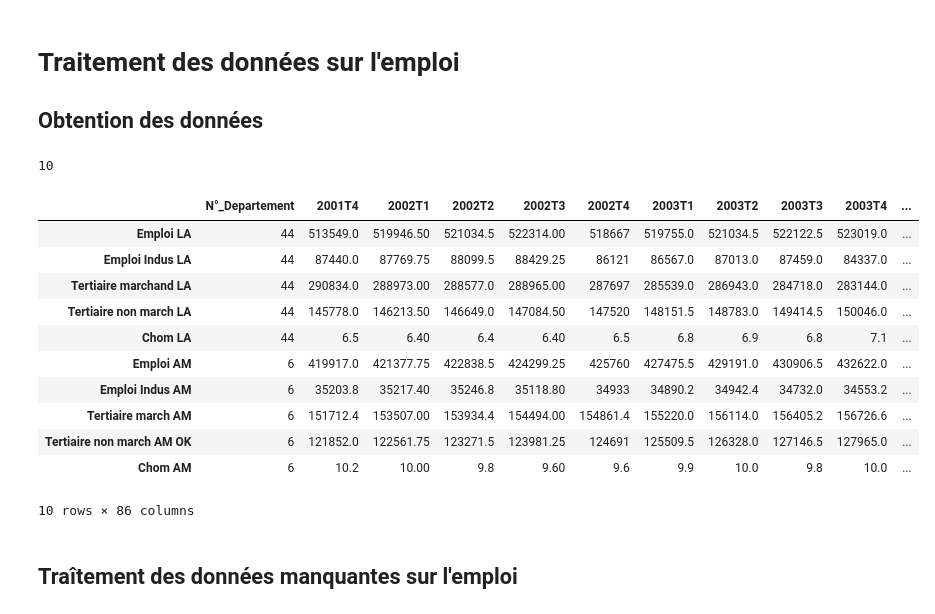
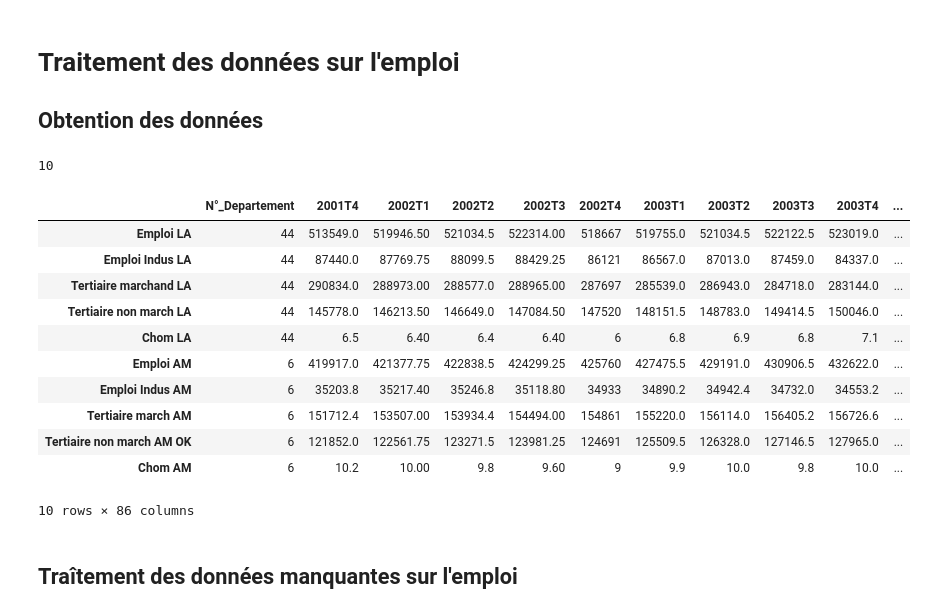
Before and after one commit to CinquinAndy/i1-mspr-data, a Jupyter notebook: Notebook_visu_graphs.ipynb, the cells around one changed output. Drawn from its saved outputs; the diff is of its cells as text; code cells hidden in the pictures.

```diff
--- a/Notebook_visu_graphs.ipynb
+++ b/Notebook_visu_graphs.ipynb
@@ -57,31 +57,32 @@ def afficher_noms_colonnes_avec_valeurs_manquantes(dataframe):
 # %%
 sheet_names = ['Emploi LA', 'Emploi Indus LA', 'Tertiaire marchand LA', 'Tertiaire non march LA', 'Chom LA', 'Emploi AM', 'Emploi Indus AM', 'Tertiaire march AM', 'Tertiaire non march AM OK', 'Chom AM']
 dict_donnees_insee = pd.read_excel("./data/donnees_insee.xlsx", sheet_name=sheet_names, skiprows=6)
 dict_donnees_insee['Tertiaire non march AM OK'] = dict_donnees_insee['Tertiaire non march AM OK'].drop(33, axis=0)
 print(len(dict_donnees_insee))
 for item in dict_donnees_insee.items():
    dataframe = dict_donnees_insee[item[0]]
    dataframe = dataframe.dropna(axis=0, how="all")
    dict_donnees_insee[item[0]] = dataframe
    #print(item[0], str(dict_donnees_insee[item[0]].shape))
 dataframes = dict_donnees_insee.values()
 dataset_insee = pd.concat(dataframes, axis=0,keys=sheet_names).reset_index(level=1,drop=True)
 dataset_insee.insert(0,"N°_Departement",dataset_insee["Zone_geographique"].apply(separer_numero_departement))
 dataset_insee = dataset_insee.drop("Zone_geographique", axis=AXE_COLONNES)
+dataset_insee['2002T4'] = dataset_insee['2002T4'].astype(np.int64)
 display(dataset_insee)
 # %% [output]
 10
 |  | N°_Departement | 2001T4 | 2002T1 | 2002T2 | 2002T3 | 2002T4 | 2003T1 | 2003T2 | 2003T3 | 2003T4 | ... |
 | Emploi LA | 44 | 513549.0 | 519946.50 | 521034.5 | 522314.00 | 518667 | 519755.0 | 521034.5 | 522122.5 | 523019.0 | ... |
 | Emploi Indus LA | 44 | 87440.0 | 87769.75 | 88099.5 | 88429.25 | 86121 | 86567.0 | 87013.0 | 87459.0 | 84337.0 | ... |
 | Tertiaire marchand LA | 44 | 290834.0 | 288973.00 | 288577.0 | 288965.00 | 287697 | 285539.0 | 286943.0 | 284718.0 | 283144.0 | ... |
 | Tertiaire non march LA | 44 | 145778.0 | 146213.50 | 146649.0 | 147084.50 | 147520 | 148151.5 | 148783.0 | 149414.5 | 150046.0 | ... |
-| Chom LA | 44 | 6.5 | 6.40 | 6.4 | 6.40 | 6.5 | 6.8 | 6.9 | 6.8 | 7.1 | ... |
+| Chom LA | 44 | 6.5 | 6.40 | 6.4 | 6.40 | 6 | 6.8 | 6.9 | 6.8 | 7.1 | ... |
 | Emploi AM | 6 | 419917.0 | 421377.75 | 422838.5 | 424299.25 | 425760 | 427475.5 | 429191.0 | 430906.5 | 432622.0 | ... |
 | Emploi Indus AM | 6 | 35203.8 | 35217.40 | 35246.8 | 35118.80 | 34933 | 34890.2 | 34942.4 | 34732.0 | 34553.2 | ... |
-| Tertiaire march AM | 6 | 151712.4 | 153507.00 | 153934.4 | 154494.00 | 154861.4 | 155220.0 | 156114.0 | 156405.2 | 156726.6 | ... |
+| Tertiaire march AM | 6 | 151712.4 | 153507.00 | 153934.4 | 154494.00 | 154861 | 155220.0 | 156114.0 | 156405.2 | 156726.6 | ... |
 | Tertiaire non march AM OK | 6 | 121852.0 | 122561.75 | 123271.5 | 123981.25 | 124691 | 125509.5 | 126328.0 | 127146.5 | 127965.0 | ... |
-| Chom AM | 6 | 10.2 | 10.00 | 9.8 | 9.60 | 9.6 | 9.9 | 10.0 | 9.8 | 10.0 | ... |
+| Chom AM | 6 | 10.2 | 10.00 | 9.8 | 9.60 | 9 | 9.9 | 10.0 | 9.8 | 10.0 | ... |
 10 rows × 86 columns
 # %% [markdown]
 ## Traîtement des données manquantes sur l'emploi
```
Also changed, not shown: parts of 6 cells of this notebook.
